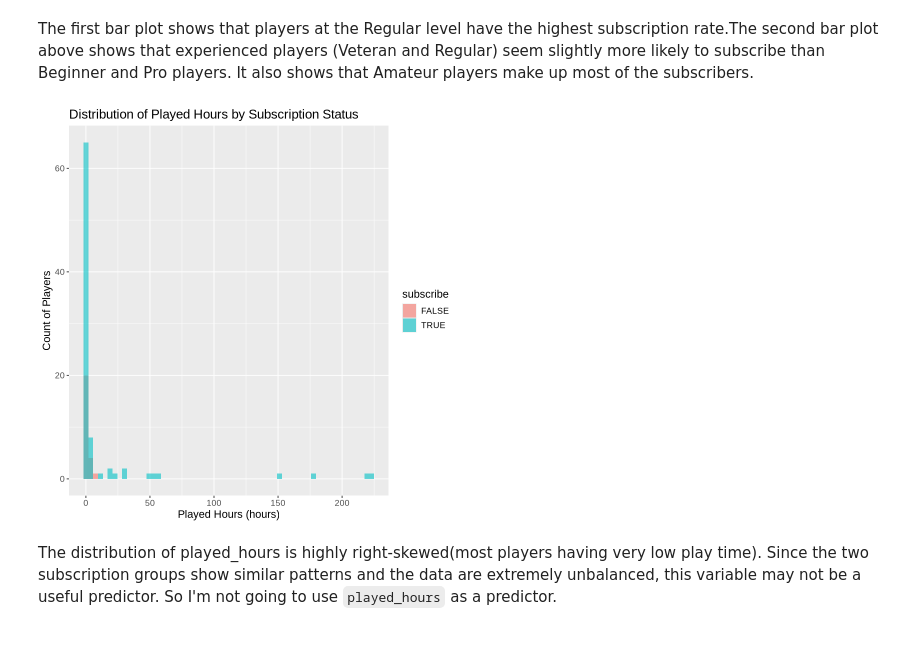
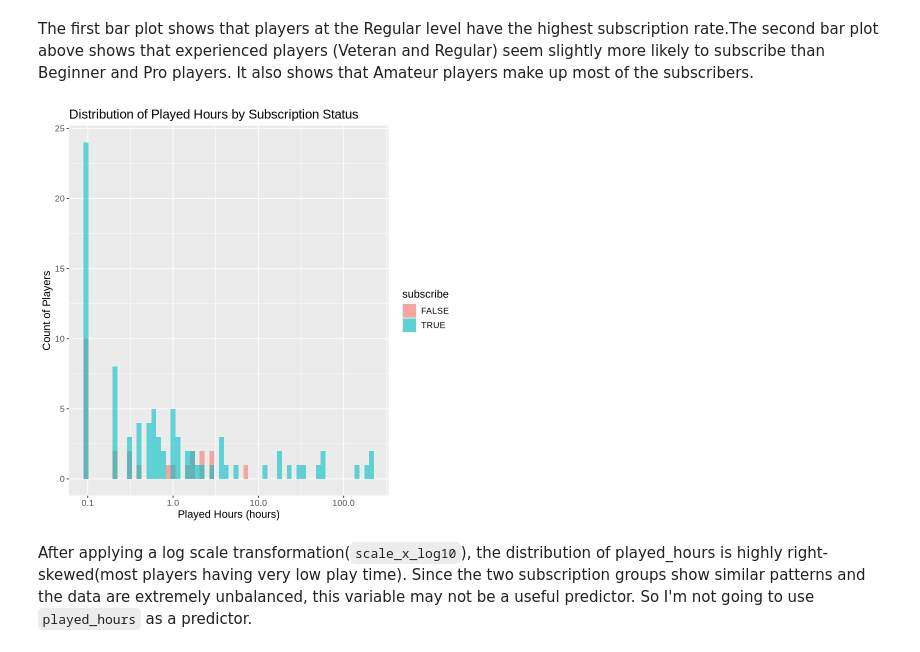
Before and after one commit to Yifan669/Project_individual_plan, a Jupyter notebook: individual project planning.ipynb, the cells around one changed output. Saved outputs shown, nothing was run; the diff lists cells and outputs as text; code cells hidden in the pictures.

Commit message:
Applied a log scale transformation for the fifth plot
I applied a log scale transformation to the fifth plot to reduce skewness and enhance readability.

```diff
--- a/individual project planning.ipynb
+++ b/individual project planning.ipynb
@@ -321,12 +321,13 @@ The first bar plot shows that players at the Regular level have the highest subs
 # %%
 subscribe_played_hours <- ggplot(players_new, aes(x = played_hours, fill = subscribe)) +
   geom_histogram(position = "identity", alpha = 0.6, bins = 60) +
   xlab("Played Hours (hours)") +
   ylab("Count of Players") +
   ggtitle("Distribution of Played Hours by Subscription Status") +
+  scale_x_log10() +
   theme(text = element_text(size=13))
 subscribe_played_hours
 # %% [output]
-[figure, old version]
+[figure, new version]
 # %% [markdown]
-The distribution of played_hours is highly right-skewed(most players having very low play time). Since the two subscription groups show similar patterns and the data are extremely unbalanced, this variable may not be a useful predictor. So I'm not going to use `played_hours` as a predictor.
+After applying a log scale transformation(`scale_x_log10`), the distribution of played_hours is highly right-skewed(most players having very low play time). Since the two subscription groups show similar patterns and the data are extremely unbalanced, this variable may not be a useful predictor. So I'm not going to use `played_hours` as a predictor.
```
